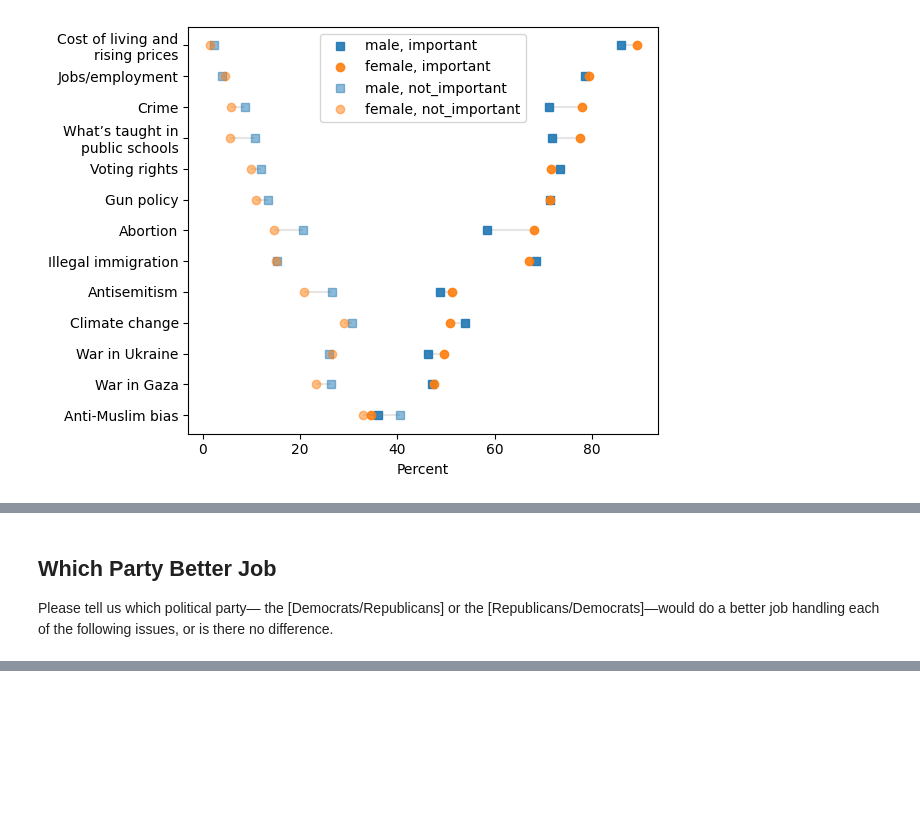
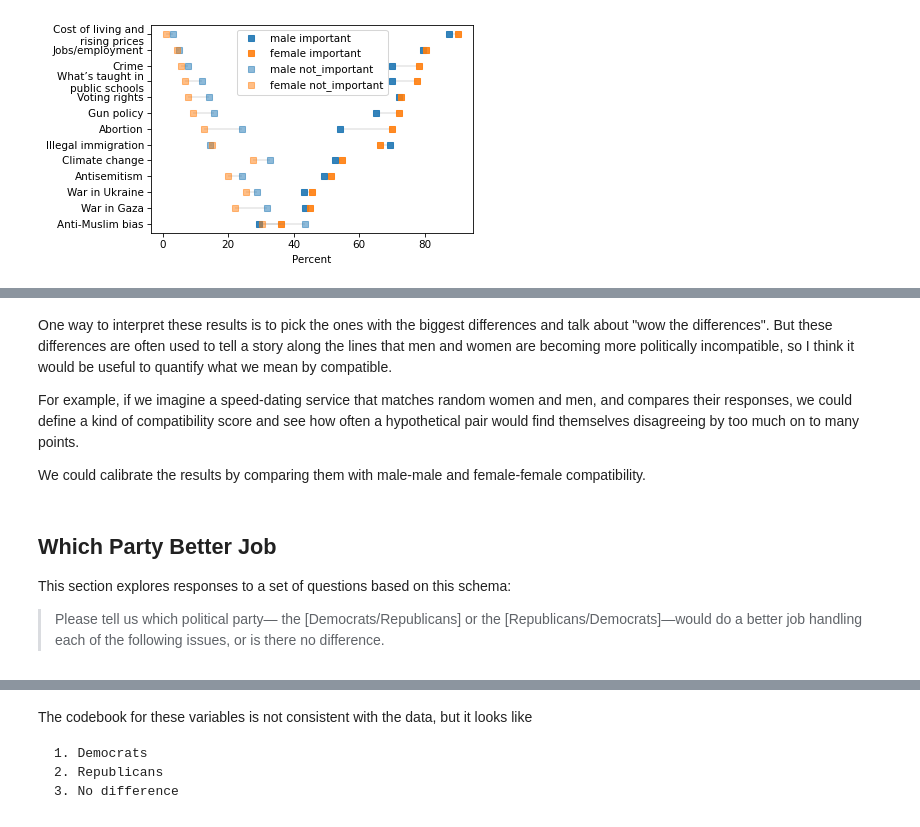
Before and after one commit to AllenDowney/ProbablyOverthinkingIt, a Jupyter notebook: examples/anes_2024_pilot.ipynb, the cells around one changed output, grey strips where cells are left out. Cells and saved outputs as stored; diff of their text form; code cells hidden in the pictures; blank space fills up the shorter version.

Commit message:
Adding analysis of ANES pilot data

````diff
--- a/examples/anes_2024_pilot.ipynb
+++ b/examples/anes_2024_pilot.ipynb
@@ -392,26 +296,25 @@ def count_responses(data, columns, slice_map):
 # %% [output]
 [interactive output not drawn]
 # %%
-def summarize_responses(columns, slice_map):
+def summarize_responses(columns, slice_map, sort_idx=0):
+    """ """
+    # make summaries for male and femals respondents
     summary_male = count_responses(data_male, columns, slice_map)
     summary_female = count_responses(data_female, columns, slice_map)
+    sort_col = summary_female.columns[sort_idx]
 
+    # concatenate them into a single table
     summary = (
         pd.concat(
             [summary_male, summary_female], axis=1, keys=["male", "female"]
-        ).sort_values(by=("female", "important"))
+        ).sort_values(by=("female", sort_col))
         * 100
     )
-
     return summary
 # %% [output]
 [interactive output not drawn]
 # %%
 def draw_markers(summary, group, response):
-    markers = dict(male="s", female="o")
-    colors = dict(male="C0", female="C1")
-    alphas = dict(important=0.9, not_important=0.5)
-    x = summary[group, response]
     plt.plot(
         x,
         names,
@@ -422,3 +325,14 @@ def draw_markers(summary, group, response):
     )
 # %% [output]
 [interactive output not drawn]
+# %%
+def draw_markers(series, names, style, **options):
+    """Draw markers
+
+    series: sequence of floats
+    names: sequences of strings
+    style: matplotlib style string
+    options: passed to plt.plot
+    """
+    underride(options, alpha=0.8)
+    plt.plot(series, names, style, **options)
@@ -425,5 +341,5 @@ def draw_markers(summary, group, response):
 # %%
-def plot_responses(summary, response):
+def plot_responses(summary, response, **options):
     plt.hlines(
         names,
         summary["male", response],
@@ -431,9 +347,10 @@ def plot_responses(summary, response):
         color="gray",
         alpha=0.2,
     )
-
-    draw_markers(summary, "male", response)
-    draw_markers(summary, "female", response)
+    options["label"] = f"male {response}"
+    draw_markers(summary["male", response], names, "s", color="C0", **options)
+    options["label"] = f"female {response}"
+    draw_markers(summary["female", response], names, "s", color="C1", **options)
 # %% [output]
 [interactive output not drawn]
 # %%
@@ -498,18 +415,25 @@ names = [issue_names[col] for col in summary.index]
 # %% [output]
 [interactive output not drawn]
 # %%
-plot_responses(summary, "important")
-plot_responses(summary, "not_important")
+plot_responses(summary, "important", alpha=0.9)
+plot_responses(summary, "not_important", alpha=0.5)
 decorate(xlabel="Percent")
 # %% [output]
-[figure, old version]
+[figure, new version]
 [interactive output not drawn]
+# %% [markdown]
+One way to interpret these results is to pick the ones with the biggest differences and talk about "wow the differences".
+But these differences are often used to tell a story along the lines that men and women are becoming more politically incompatible, so I think it would be useful to quantify what we mean by compatible.
+
+For example, if we imagine a speed-dating service that matches random women and men, and compares their responses, we could define a kind of compatibility score and see how often a hypothetical pair would find themselves disagreeing by too much on to many points.
+
+We could calibrate the results by comparing them with male-male and female-female compatibility.
 # %% [markdown]
 ## Which Party Better Job
 
-Please tell us which political
-party— the [Democrats/Republicans] or the [Republicans/Democrats]—would do a
-better job handling each of the following issues, or is there no difference.
+This section explores responses to a set of questions based on this schema:
+
+>Please tell us which political party— the [Democrats/Republicans] or the [Republicans/Democrats]—would do a better job handling each of the following issues, or is there no difference.
 # %%
 columns = find_columns(sample, "own_")
 # %% [output]
@@ -532,3 +456,11 @@ issue_names = {
 }
 # %% [output]
 [interactive output not drawn]
+# %% [markdown]
+The codebook for these variables is not consistent with the data, but it looks like
+
+```
+1. Democrats
+2. Republicans
+3. No difference
+```
````
Also changed, not shown: parts of 120 cells of this notebook.
